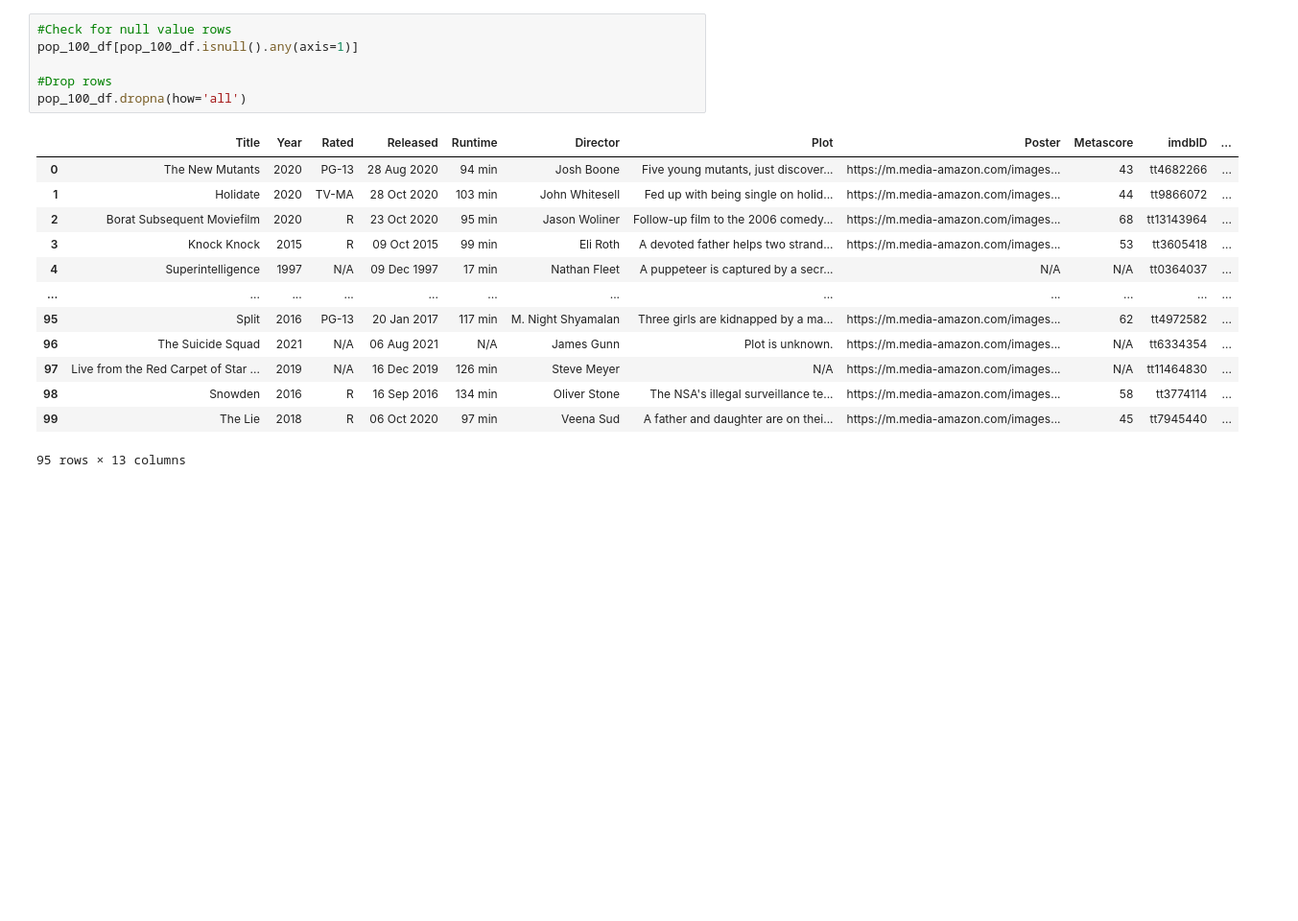
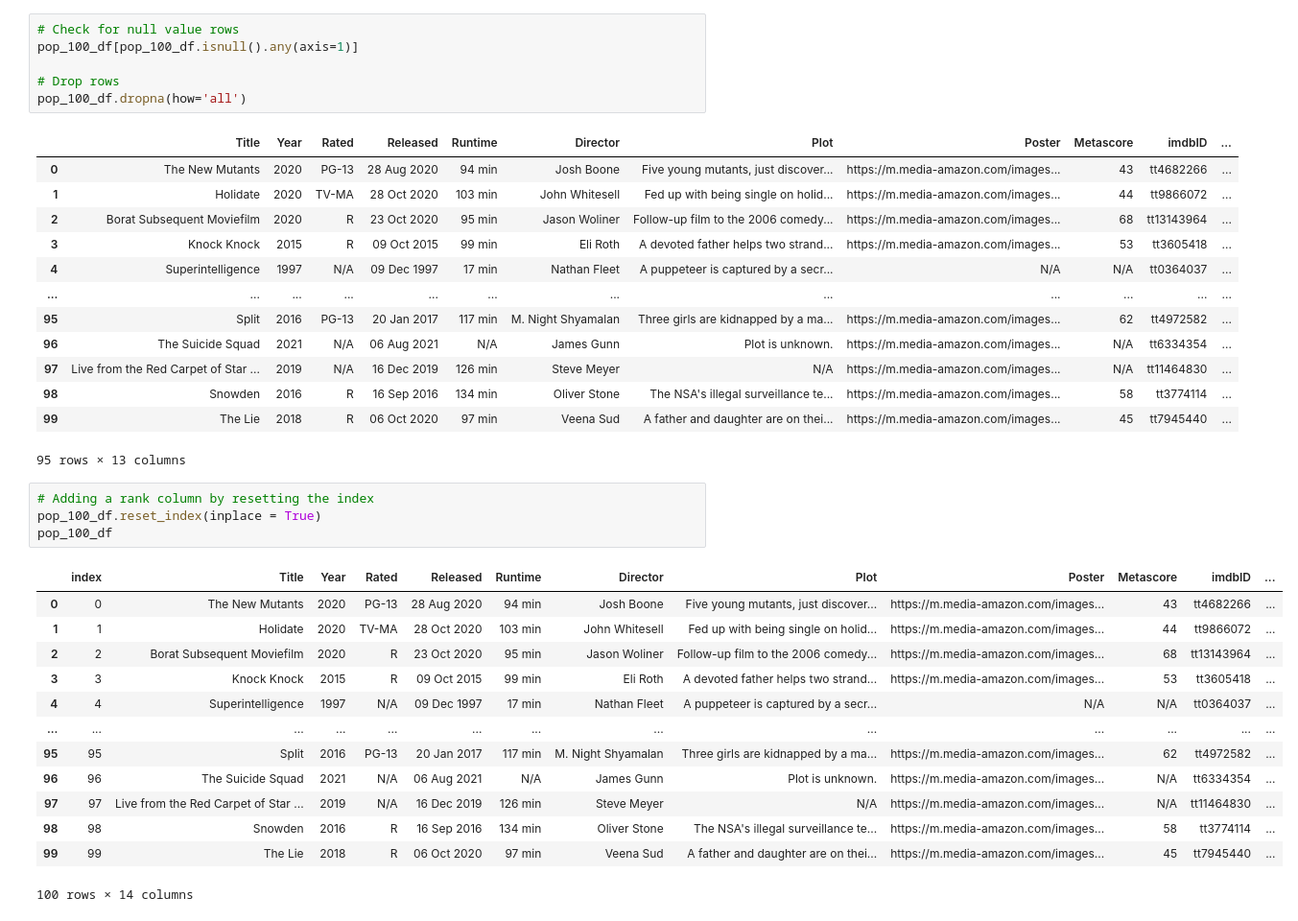
Before and after one commit to MATaylor0/etl-project, a Jupyter notebook: AC/pop_100.ipynb, the cells around one changed output. Shown: that part at 96% size. Drawn from its saved outputs; the diff is of its cells as text; blank space fills up the shorter version.

```diff
--- a/AC/pop_100.ipynb
+++ b/AC/pop_100.ipynb
@@ -81,10 +82,10 @@ pop_100_df = pd.DataFrame({
     "Type":Type
 })
 # %%
-#Check for null value rows
+# Check for null value rows
 pop_100_df[pop_100_df.isnull().any(axis=1)]
 
-#Drop rows
+# Drop rows
 pop_100_df.dropna(how='all')
 # %% [output]
 |  | Title | Year | Rated | Released | Runtime | Director | Plot | Poster | Metascore | imdbID | ... |
@@ -100,3 +101,21 @@ pop_100_df.dropna(how='all')
 | 98 | Snowden | 2016 | R | 16 Sep 2016 | 134 min | Oliver Stone | The NSA's illegal surveillance te... | https://m.media-amazon.com/images... | 58 | tt3774114 | ... |
 | 99 | The Lie | 2018 | R | 06 Oct 2020 | 97 min | Veena Sud | A father and daughter are on thei... | https://m.media-amazon.com/images... | 45 | tt7945440 | ... |
 95 rows × 13 columns
+# %%
+# Adding a rank column by resetting the index
+pop_100_df.reset_index(inplace = True)
+pop_100_df
+# %% [output]
+|  | index | Title | Year | Rated | Released | Runtime | Director | Plot | Poster | Metascore | imdbID | ... |
+| 0 | 0 | The New Mutants | 2020 | PG-13 | 28 Aug 2020 | 94 min | Josh Boone | Five young mutants, just discover... | https://m.media-amazon.com/images... | 43 | tt4682266 | ... |
+| 1 | 1 | Holidate | 2020 | TV-MA | 28 Oct 2020 | 103 min | John Whitesell | Fed up with being single on holid... | https://m.media-amazon.com/images... | 44 | tt9866072 | ... |
+| 2 | 2 | Borat Subsequent Moviefilm | 2020 | R | 23 Oct 2020 | 95 min | Jason Woliner | Follow-up film to the 2006 comedy... | https://m.media-amazon.com/images... | 68 | tt13143964 | ... |
+| 3 | 3 | Knock Knock | 2015 | R | 09 Oct 2015 | 99 min | Eli Roth | A devoted father helps two strand... | https://m.media-amazon.com/images... | 53 | tt3605418 | ... |
+| 4 | 4 | Superintelligence | 1997 | N/A | 09 Dec 1997 | 17 min | Nathan Fleet | A puppeteer is captured by a secr... | N/A | N/A | tt0364037 | ... |
+| ... | ... | ... | ... | ... | ... | ... | ... | ... | ... | ... | ... | ... |
+| 95 | 95 | Split | 2016 | PG-13 | 20 Jan 2017 | 117 min | M. Night Shyamalan | Three girls are kidnapped by a ma... | https://m.media-amazon.com/images... | 62 | tt4972582 | ... |
+| 96 | 96 | The Suicide Squad | 2021 | N/A | 06 Aug 2021 | N/A | James Gunn | Plot is unknown. | https://m.media-amazon.com/images... | N/A | tt6334354 | ... |
+| 97 | 97 | Live from the Red Carpet of Star ... | 2019 | N/A | 16 Dec 2019 | 126 min | Steve Meyer | N/A | https://m.media-amazon.com/images... | N/A | tt11464830 | ... |
+| 98 | 98 | Snowden | 2016 | R | 16 Sep 2016 | 134 min | Oliver Stone | The NSA's illegal surveillance te... | https://m.media-amazon.com/images... | 58 | tt3774114 | ... |
+| 99 | 99 | The Lie | 2018 | R | 06 Oct 2020 | 97 min | Veena Sud | A father and daughter are on thei... | https://m.media-amazon.com/images... | 45 | tt7945440 | ... |
+100 rows × 14 columns
```
Also changed, not shown: parts of 14 cells of this notebook, 3 other files.
